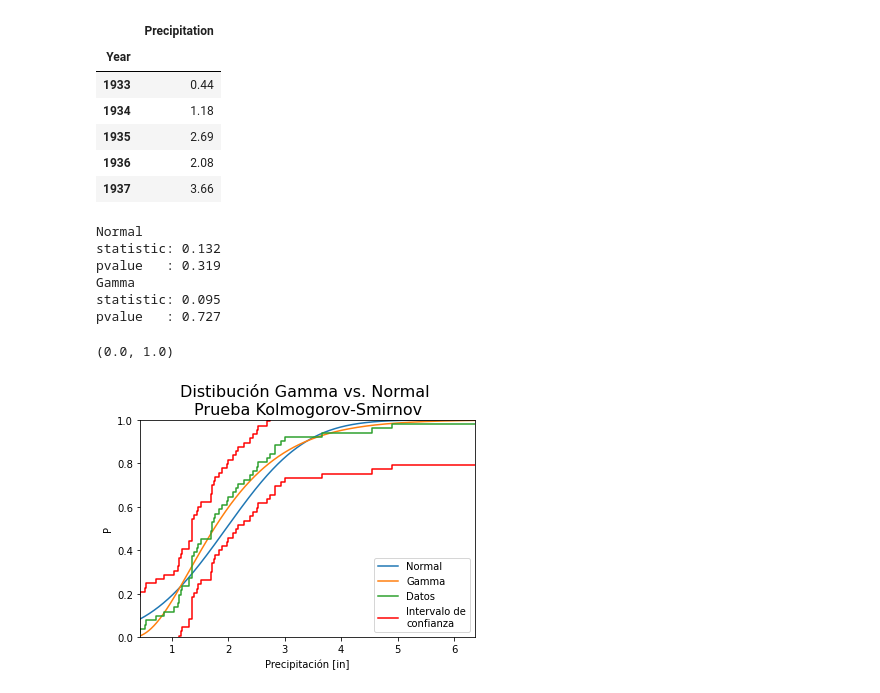
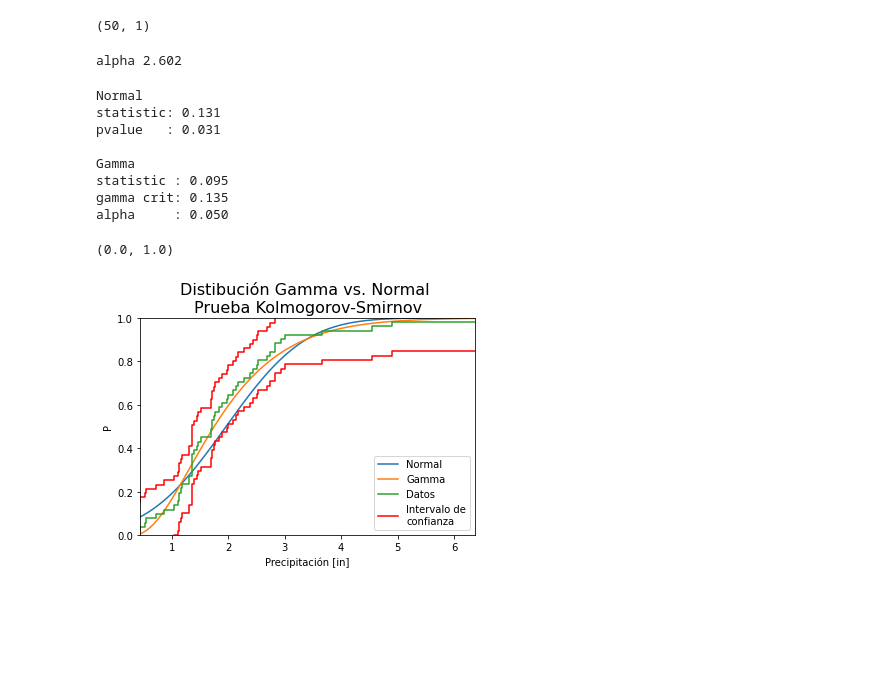
Before and after one commit to rodrigoms95/analisis-datos-22-1, a Jupyter notebook: code/K_S_Test.ipynb, the cells around one changed output. Drawn from its saved outputs; the diff is of its cells as text; code cells hidden in the pictures; blank space fills up the shorter version.

```diff
--- a/code/K_S_Test.ipynb
+++ b/code/K_S_Test.ipynb
@@ -17,84 +19,88 @@ var = "Precipitation"
 df = pd.read_table(path + fname, names = ["Year", var])
 df = df.set_index("Year")
 
-df.head()
+df.shape
 # %% [output]
-|  | Precipitation |
-| Year |  |
-| 1933 | 0.44 |
-| 1934 | 1.18 |
-| 1935 | 2.69 |
-| 1936 | 2.08 |
-| 1937 | 3.66 |
+(50, 1)
 # %%
 # Ajuste de parámetros.
 
 alpha, zeta, beta = stats.gamma.fit(
     df[var], loc = 0)
 mu, sigma = stats.norm.fit( df[var] )
+
+print(f"alpha {alpha:.3f}")
+# %% [output]
+alpha 2.602
 # %%
 # Prueba Kolmogorov-Smirnov.
 
-stat_n, p_n = stats.kstest( df[var],
-    cdf = "norm", args = (mu, sigma) )
+stat_n, p_n = lilliefors( df[var] )
 
 print("Normal")
 print(f"statistic: {stat_n:.3f}")
 print(f"pvalue   : {p_n:.3f}")
 
+# Lilliefors no está disponbile aún
+# para la distribución. Kolmogorov
+# puro subestima el error.
 stat_g, p_g = stats.kstest( df[var],
     cdf = "gamma", args = (alpha, zeta, beta) )
+crit_g = 0.135
+alpha_test = 0.05
 
+print("")
 print("Gamma")
-print(f"statistic: {stat_g:.3f}")
-print(f"pvalue   : {p_g:.3f}")
+print(f"statistic : {stat_g:.3f}")
+print(f"gamma crit: {crit_g:.3f}")
+print(f"alpha     : {alpha_test:.3f}")
 # %% [output]
 Normal
-statistic: 0.132
-pvalue   : 0.319
+statistic: 0.131
+pvalue   : 0.031
+
 Gamma
-statistic: 0.095
-pvalue   : 0.727
+statistic : 0.095
+gamma crit: 0.135
+alpha     : 0.050
 # %%
 fig, ax = plt.subplots()
 
 # Graficamos las distribuciones.
-x = np. linspace( df[var].min(),
+x = np.linspace( df[var].min(),
     df[var].max(), 1000 )
 
 y_n = stats.norm.cdf(x, mu, sigma)
 y_g = stats.gamma.cdf(x, alpha, zeta, beta)
 
 ax.plot(x, y_n)
 ax.plot(x, y_g)
 
 # Grficamos la frecuencia acumulada.
 # Criterio de Weibull.
 ax.plot(df[var].sort_values(),
     range(1, len(df) + 1) / np.float64(len(df)+1),
-    drawstyle="steps")
+    drawstyle = "steps")
 
 # Graficamos los intervalos de confianza.
 # Distribución Kolmogorov-Smirnov
 ax.plot(df[var].sort_values(),
     range(1, len(df) + 1) / np.float64(len(df)+1)
-    - stats.ksone.ppf(1-0.05/2, df.shape[0]),
-    drawstyle = "steps", color = "red" )
+    - crit_g, drawstyle = "steps", color = "red" )
 ax.plot(df[var].sort_values(),
     range(1, len(df) + 1) / np.float64(len(df)+1)
-    + stats.ksone.ppf(1-0.1/2, df.shape[0]),
-    drawstyle = "steps", color = "red" )
+    + crit_g, drawstyle = "steps", color = "red" )
 
 
 ax.set_title("Distibución Gamma vs. Normal \n"
     "Prueba Kolmogorov-Smirnov",
     fontsize = 16)
 ax.set_xlabel("Precipitación [in]")
 ax.set_ylabel("P")
 ax.legend(["Normal", "Gamma",
     "Datos", "Intervalo de\nconfianza"])
 ax.set_xlim( df[var].min(), df[var].max() )
 ax.set_ylim(0, 1)
 # %% [output]
 (0.0, 1.0)
-[figure, old version]
+[figure, new version]
```
Also changed, not shown: parts of 1 cell of this notebook, 4 other files.
